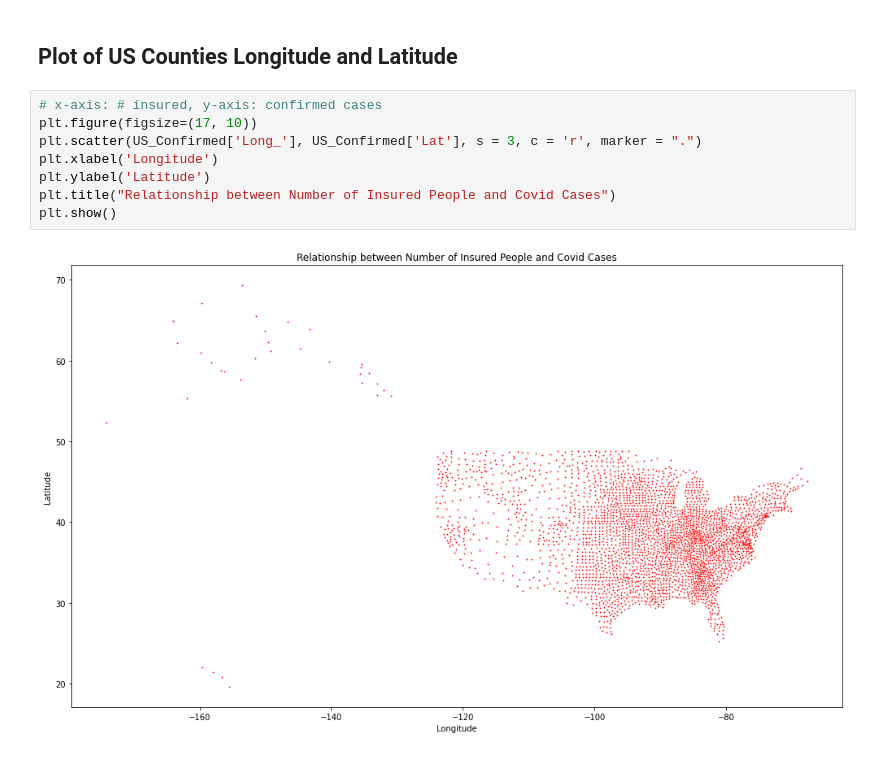
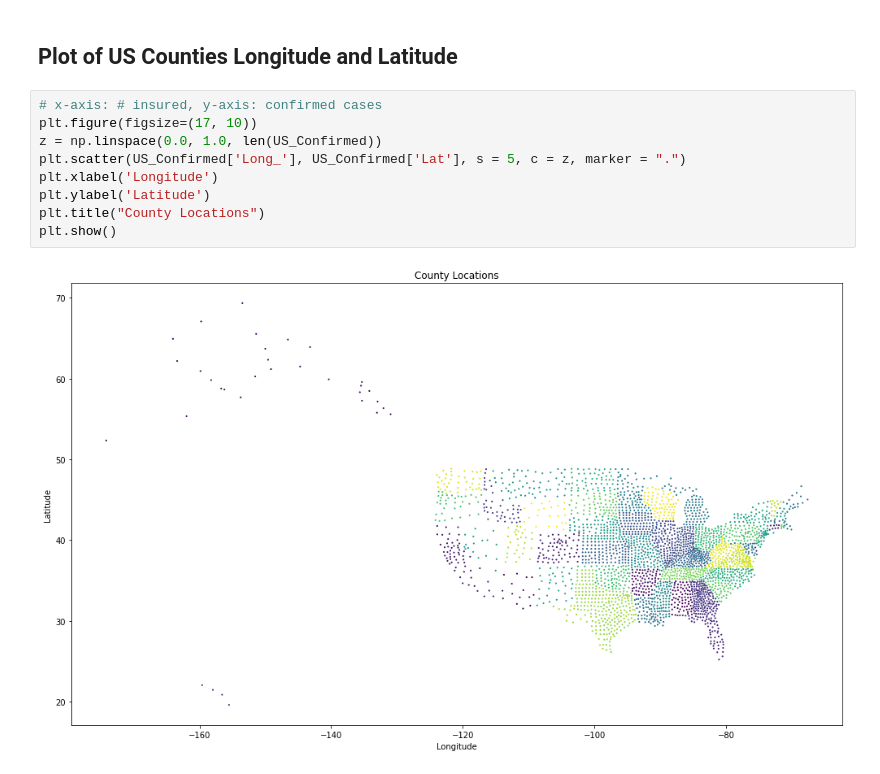
Before and after one commit to linsyzw/COVID_Insurance_Relation, a Jupyter notebook: Covid_Data.ipynb, the cells around one changed output. Cells and saved outputs as stored; diff of their text form.

```diff
--- a/Covid_Data.ipynb
+++ b/Covid_Data.ipynb
@@ -242,10 +243,11 @@ plt.show()
 # %%
 # x-axis: # insured, y-axis: confirmed cases
 plt.figure(figsize=(17, 10))
-plt.scatter(US_Confirmed['Long_'], US_Confirmed['Lat'], s = 3, c = 'r', marker = ".")
+z = np.linspace(0.0, 1.0, len(US_Confirmed))
+plt.scatter(US_Confirmed['Long_'], US_Confirmed['Lat'], s = 5, c = z, marker = ".")
 plt.xlabel('Longitude')
 plt.ylabel('Latitude')
-plt.title("Relationship between Number of Insured People and Covid Cases")
+plt.title("County Locations")
 plt.show()
 # %% [output]
-[figure, old version]
+[figure, new version]
```
Also changed, not shown: parts of 5 cells of this notebook.
